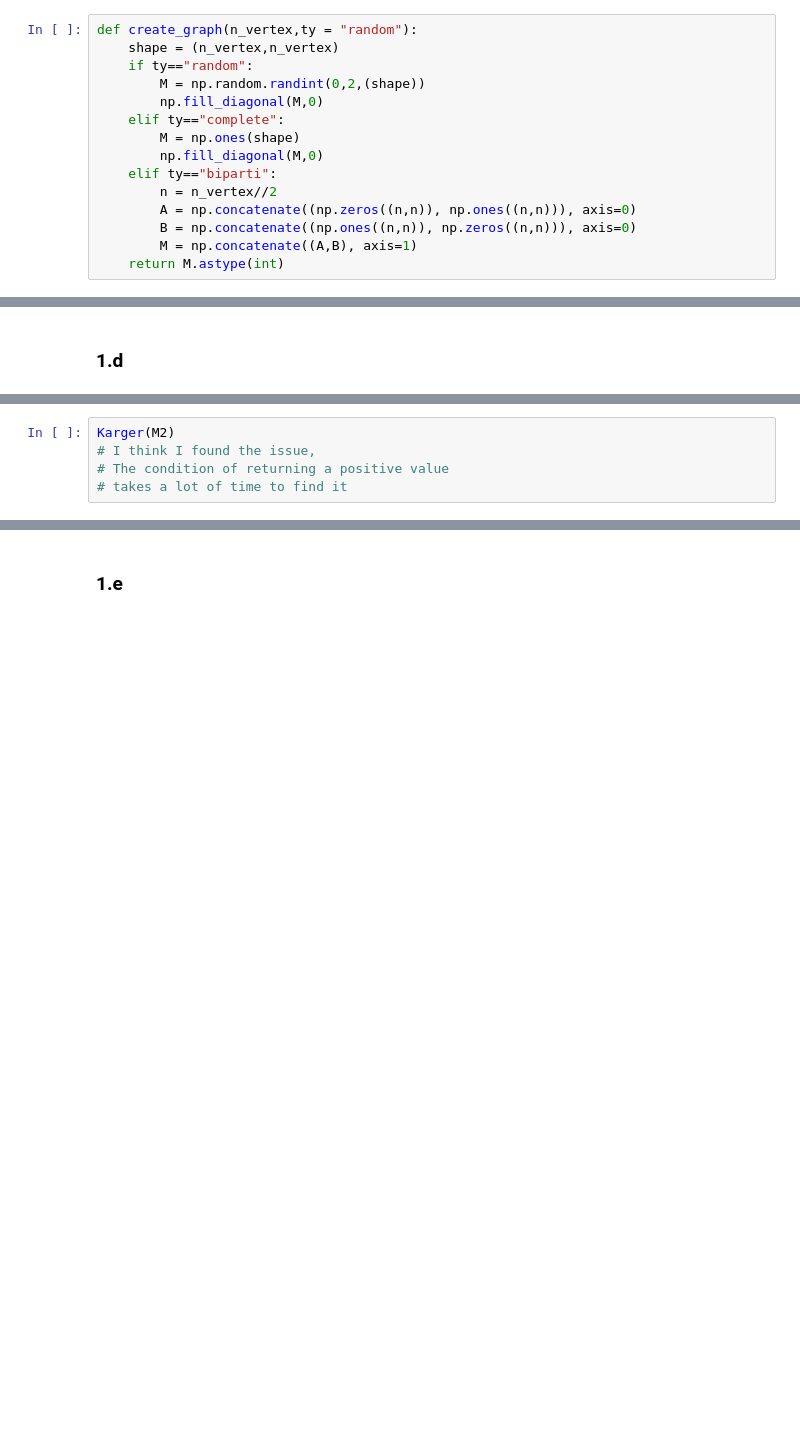
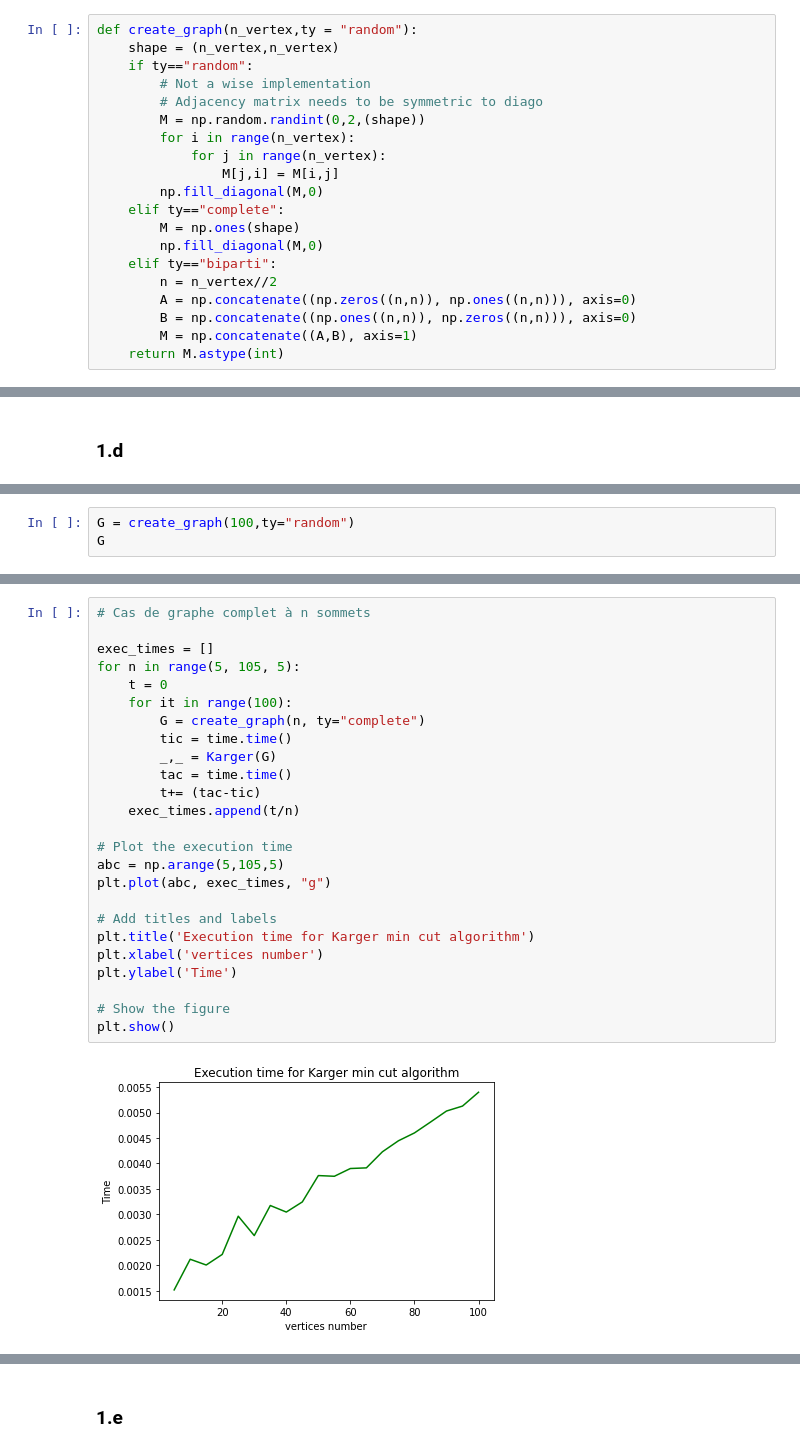
Before and after one commit to samynhl/Projet-COMPLEX, a Jupyter notebook: TME PROJET.ipynb, the cells around one changed output, grey strips where cells are left out. Cells and saved outputs as stored; diff of their text form; blank space fills up the shorter version.

```diff
--- a/TME PROJET.ipynb
+++ b/TME PROJET.ipynb
@@ -52,7 +53,12 @@ def contract(A,i,j):
 def create_graph(n_vertex,ty = "random"):
     shape = (n_vertex,n_vertex)
     if ty=="random":
+        # Not a wise implementation
+        # Adjacency matrix needs to be symmetric to diago
         M = np.random.randint(0,2,(shape))
+        for i in range(n_vertex):
+            for j in range(n_vertex):
+                M[j,i] = M[i,j]
         np.fill_diagonal(M,0)
     elif ty=="complete":
         M = np.ones(shape)
@@ -229,6 +236,4 @@ The cut returned by Karger Algorithm : 3
 # %%
-Karger(M2)
-# I think I found the issue,
-# The condition of returning a positive value
-# takes a lot of time to find it
+G = create_graph(100,ty="random")
+G
 # %% [output]
@@ -235,0 +256,27 @@ Karger(M2)
+# %%
+# Cas de graphe complet à n sommets
+
+exec_times = []
+for n in range(5, 105, 5):
+    t = 0
+    for it in range(100):
+        G = create_graph(n, ty="complete")
+        tic = time.time()
+        _,_ = Karger(G)
+        tac = time.time()
+        t+= (tac-tic)
+    exec_times.append(t/n)
+
+# Plot the execution time
+abc = np.arange(5,105,5)
+plt.plot(abc, exec_times, "g")
+
+# Add titles and labels
+plt.title('Execution time for Karger min cut algorithm')
+plt.xlabel('vertices number')
+plt.ylabel('Time')
+
+# Show the figure
+plt.show()
+# %% [output]
+[figure, added]
```
Also changed, not shown: parts of 21 cells of this notebook.
